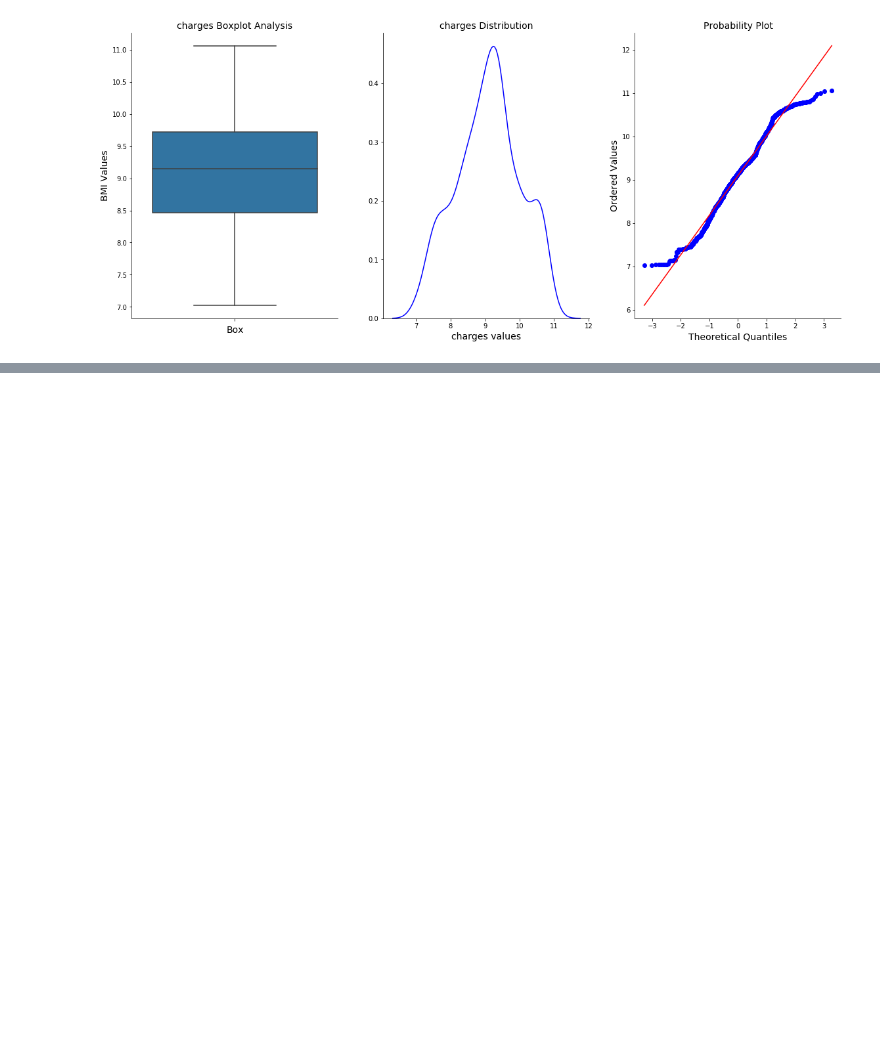
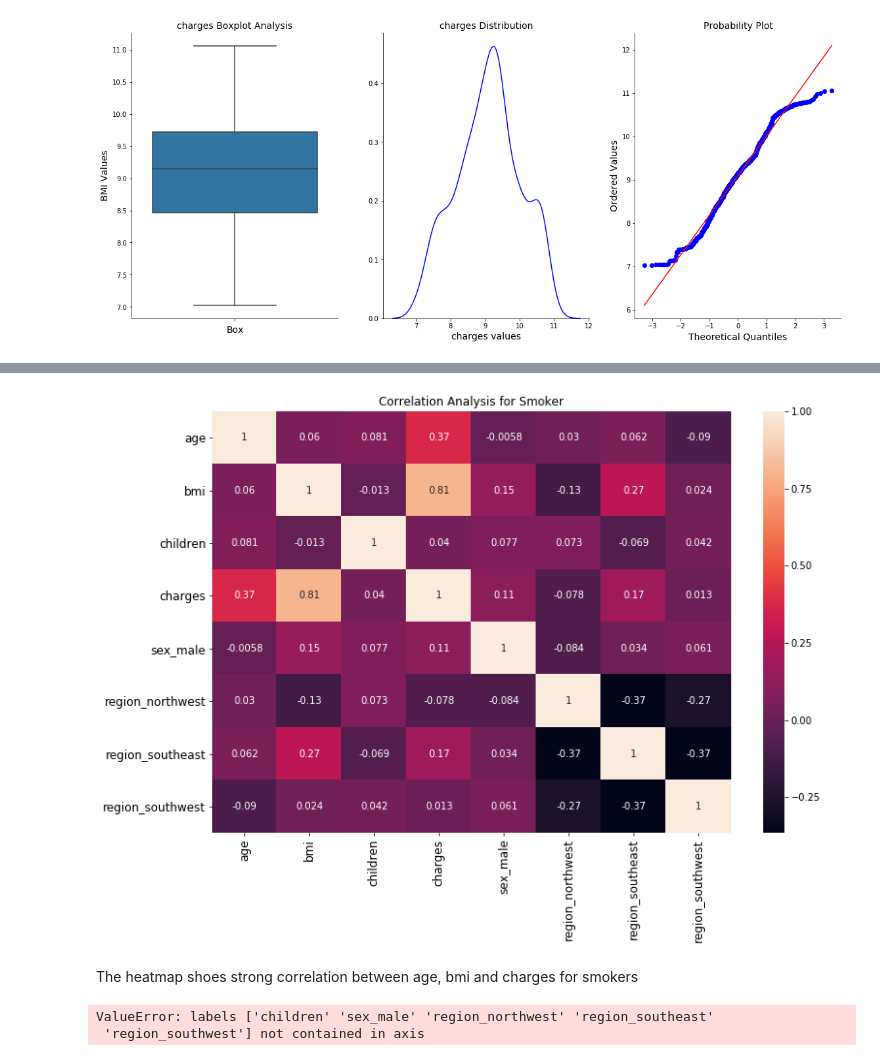
Before and after one commit to gowthamkatari/Medical_cost_dataset, a Jupyter notebook: medical_cost.ipynb, the cells around one changed output, grey strips where cells are left out. Drawn from its saved outputs; the diff is of its cells as text; code cells hidden in the pictures; blank space fills up the shorter version.

```diff
--- a/medical_cost.ipynb
+++ b/medical_cost.ipynb
@@ -187,0 +231,4 @@ data_transform(df,'charges')
+# %%
+df.drop(['age_category','bmi_cat'],axis=1,inplace=True)
+df_smoker = df[df.smoker=='yes']
+df_smoker.head()
@@ -187,0 +242,4 @@ data_transform(df,'charges')
+# %%
+#converts categorical to nummerical values
+df_smoker = pd.get_dummies(df_smoker,drop_first=True)
+df_smoker.head()
@@ -187,0 +253,18 @@ data_transform(df,'charges')
+# %%
+plt.figure(figsize=(12,8))
+kwargs = {'fontsize':12,'color':'black'}
+sns.heatmap(df_smoker.corr(),annot=True,robust=True)
+plt.title('Correlation Analysis for Smoker',**kwargs)
+plt.tick_params(length=3,labelsize=12,color='black')
+plt.yticks(rotation=0)
+plt.show()
+# %% [output]
+[figure, added]
+# %% [markdown]
+The heatmap shoes strong correlation between age, bmi and charges for smokers
+# %%
+df_smoker.drop(['children','sex_male', 'region_northwest',
+       'region_southeast', 'region_southwest'],axis=1,inplace=True)
+# %% [output]
+ValueError: labels ['children' 'sex_male' 'region_northwest' 'region_southeast'
+ 'region_southwest'] not contained in axis
```
Also changed, not shown: parts of 28 cells of this notebook.
